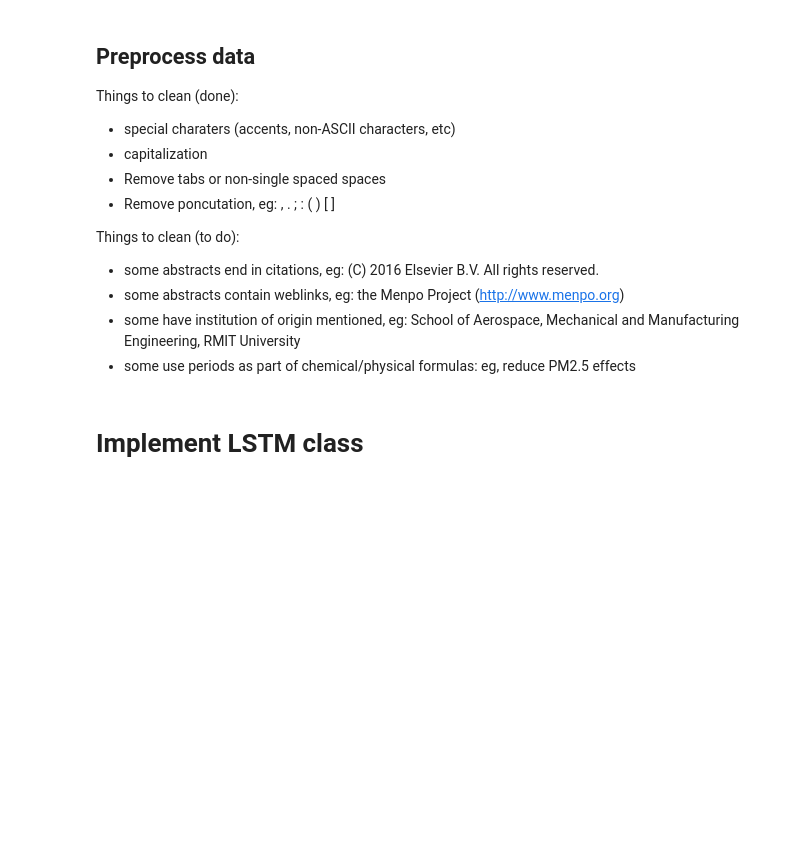
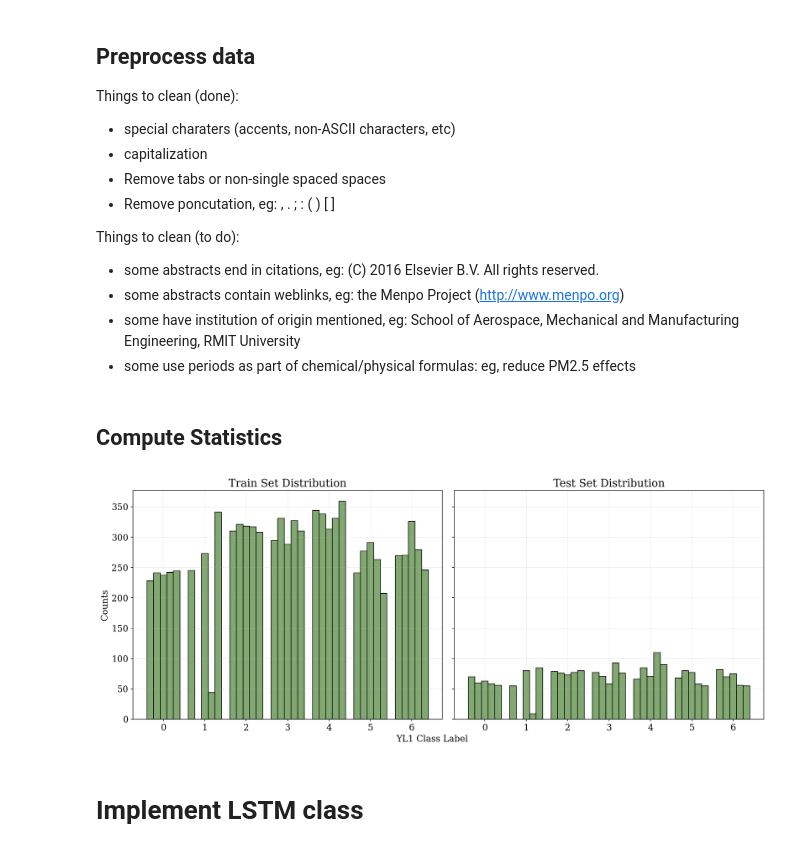
Before and after one commit to audrey352/COMP551, a Jupyter notebook: Assignment4/A4_notebook.ipynb, the cells around one changed output. Cells and saved outputs as stored; diff of their text form; code cells hidden in the pictures; blank space fills up the shorter version.

Commit message:
added dataset stats

```diff
--- a/Assignment4/A4_notebook.ipynb
+++ b/Assignment4/A4_notebook.ipynb
@@ -123,8 +123,9 @@ def clean_text(text):
 
 
 class WOSDataset(Dataset):
-    # class to build a torch dataset from some txt files
-    # IF WE DO TRAIN/TEST SPLIT ADD IT IN HERE AND RETURN TRAIN DATASTE & TEST DATASET SEPARATELY
+    """
+    Class to build a torch dataset from the WOS .txt files
+    """
 
     def __init__(self, dataset_dir):
         self.X = load_data(dataset_dir + 'X.txt')
@@ -216,3 +201,5 @@ Things to clean (to do):
 # Pre-procesing data for LSTM
 # %%
 # Pre-processing data for BERT
+# %% [markdown]
+## Compute Statistics
@@ -219,3 +242,34 @@ Things to clean (to do):
+# %%
+# Get lists of train and test data
+train_list = [train_dataset[i] for i in range(len(train_dataset))]
+test_list  = [test_dataset[i] for i in range(len(test_dataset))]
+
+# Get distibutions for each label
+train_stats = get_stats(train_list)
+test_stats = get_stats(test_list)
+# %%
+# Get all possible labels
+parent_labels = np.arange(len(set(WOS11967_dataset.YL1)))
+child_labels = np.arange(len(set(WOS11967_dataset.YL2)))
+
+# Plot stats
+fig, (ax1, ax2) = plt.subplots(1, 2, figsize=(15, 6), sharex=True, sharey=True)
+plot_stats(train_stats, ax1, parent_labels=parent_labels, child_labels=child_labels)
+plot_stats(test_stats, ax2, parent_labels=parent_labels, child_labels=child_labels)
+
+# Labels
+fig.text(0.5, 0, "YL1 Class Label", ha='center')
+ax1.set_ylabel("Counts")
+
+# Titles
+ax1.set_title('Train Set Distribution')
+ax2.set_title('Test Set Distribution')
+
+plt.tight_layout()
+plt.savefig(SAVEDIR + 'YL1_YL2_distribution.png')
+plt.show()
+# %% [output]
+[figure, added]
 # %% [markdown]
 # Implement LSTM class
 # %% [markdown]
```
Also changed, not shown: parts of 5 cells of this notebook, 1 other file.
